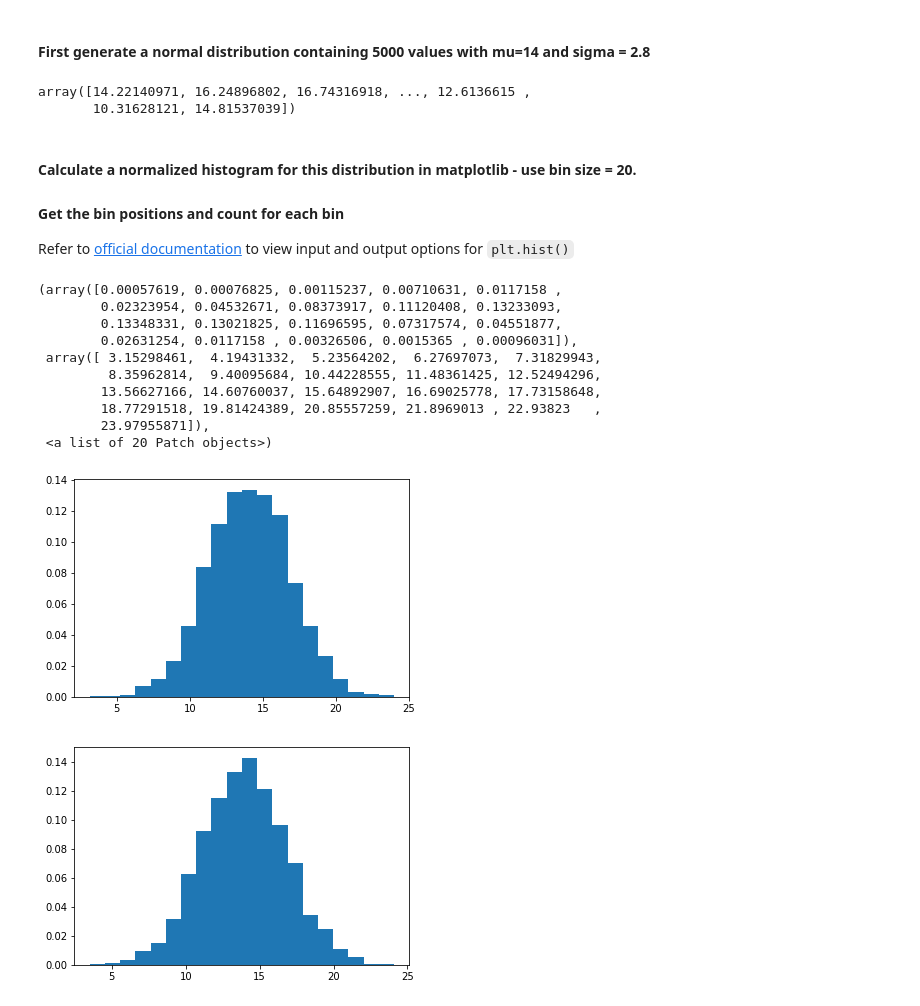
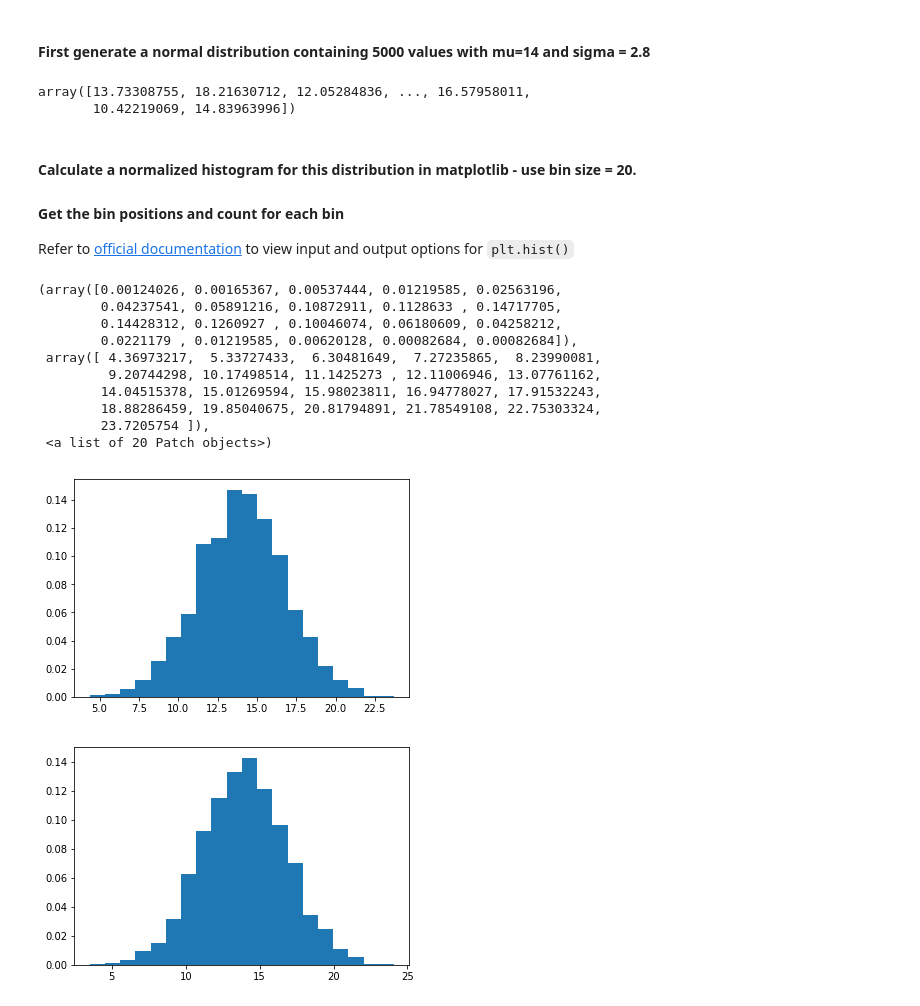
Before and after one commit to lasoya/dsc-1-09-13-normal-gaussian-distributions-lab-nyc-ds-career-031119, a Jupyter notebook: index.ipynb, the cells around one changed output. Cells and saved outputs as stored; diff of their text form; code cells hidden in the pictures.

```diff
--- a/index.ipynb
+++ b/index.ipynb
@@ -24,29 +24,29 @@ import math
 # Generate a random normal variable with given parameters , n=5000
 mu, sigma = 14, 2.8
 s = np.random.normal(mu, sigma, 5000)
-x_list
+s
 # %% [output]
-array([14.22140971, 16.24896802, 16.74316918, ..., 12.6136615 ,
-       10.31628121, 14.81537039])
+array([13.73308755, 18.21630712, 12.05284836, ..., 16.57958011,
+       10.42219069, 14.83963996])
 # %% [markdown]
 #### Calculate a normalized histogram for this distribution in matplotlib - use bin size = 20.
 #### Get the bin positions and count for each bin
 
 Refer to [official documentation](https://matplotlib.org/api/_as_gen/matplotlib.pyplot.hist.html) to view input and output options for `plt.hist()`
 # %%
-plt.hist(x_list, bins=20, density=True)
+plt.hist(s, bins=20, density=True)
 # %% [output]
-(array([0.00057619, 0.00076825, 0.00115237, 0.00710631, 0.0117158 ,
-        0.02323954, 0.04532671, 0.08373917, 0.11120408, 0.13233093,
-        0.13348331, 0.13021825, 0.11696595, 0.07317574, 0.04551877,
-        0.02631254, 0.0117158 , 0.00326506, 0.0015365 , 0.00096031]),
- array([ 3.15298461,  4.19431332,  5.23564202,  6.27697073,  7.31829943,
-         8.35962814,  9.40095684, 10.44228555, 11.48361425, 12.52494296,
-        13.56627166, 14.60760037, 15.64892907, 16.69025778, 17.73158648,
-        18.77291518, 19.81424389, 20.85557259, 21.8969013 , 22.93823   ,
-        23.97955871]),
+(array([0.00124026, 0.00165367, 0.00537444, 0.01219585, 0.02563196,
+        0.04237541, 0.05891216, 0.10872911, 0.1128633 , 0.14717705,
+        0.14428312, 0.1260927 , 0.10046074, 0.06180609, 0.04258212,
+        0.0221179 , 0.01219585, 0.00620128, 0.00082684, 0.00082684]),
+ array([ 4.36973217,  5.33727433,  6.30481649,  7.27235865,  8.23990081,
+         9.20744298, 10.17498514, 11.1425273 , 12.11006946, 13.07761162,
+        14.04515378, 15.01269594, 15.98023811, 16.94778027, 17.91532243,
+        18.88286459, 19.85040675, 20.81794891, 21.78549108, 22.75303324,
+        23.7205754 ]),
  <a list of 20 Patch objects>)
-[figure, old version]
+[figure, new version]
 # %%
 # Calculate a histogram for above data distribution
 # %% [output]
```
